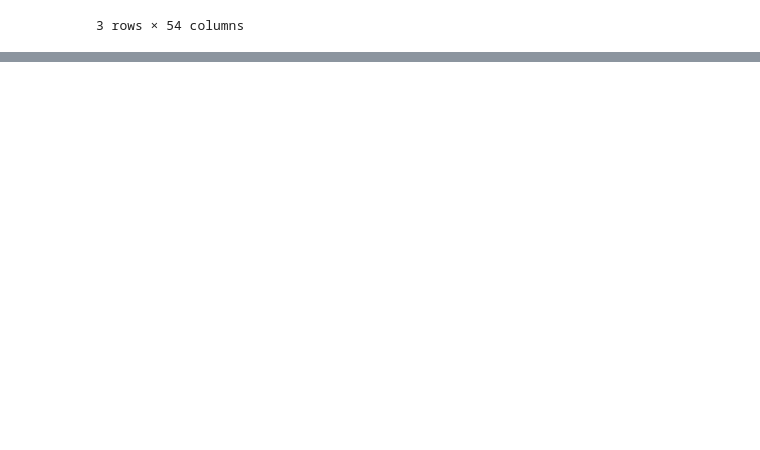
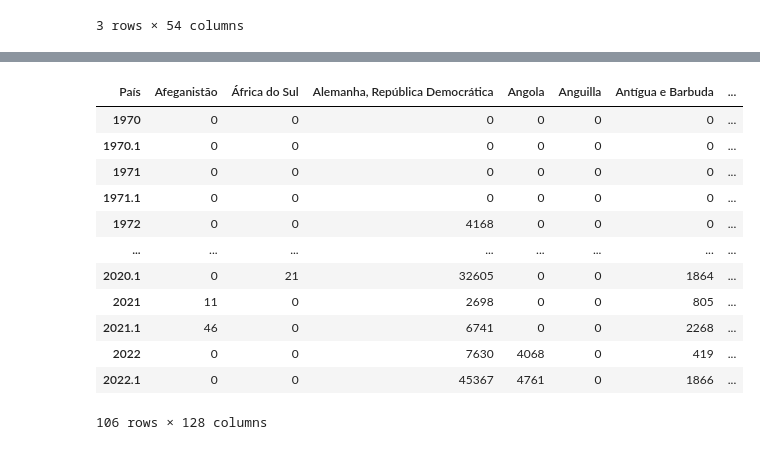
Before and after one commit to VivianeCorreia/Tech-Challenge, a Jupyter notebook: Challenge.ipynb, the cells around one changed output, grey strips where cells are left out. Cells and saved outputs as stored; diff of their text form; code cells hidden in the pictures; blank space fills up the shorter version.

```diff
--- a/Challenge.ipynb
+++ b/Challenge.ipynb
@@ -92,3 +109,4 @@ df_exp_vinho.head()
 # %%
-#df_exp_vinho= df_exp_vinho.drop(columns=["Id"], axis=0)
-df_exp_vinho.head()
+df_exp_vinho= df_exp_vinho.drop(columns=["Id"], axis=0)
+# %%
+df_exp_vinho= df_exp_vinho.set_index("País")
@@ -94,0 +124,16 @@ df_exp_vinho.head()
+# %%
+df_exp_vinho.T
+# %% [output]
+| País | Afeganistão | África do Sul | Alemanha, República Democrática | Angola | Anguilla | Antígua e Barbuda | ... |
+| 1970 | 0 | 0 | 0 | 0 | 0 | 0 | ... |
+| 1970.1 | 0 | 0 | 0 | 0 | 0 | 0 | ... |
+| 1971 | 0 | 0 | 0 | 0 | 0 | 0 | ... |
+| 1971.1 | 0 | 0 | 0 | 0 | 0 | 0 | ... |
+| 1972 | 0 | 0 | 4168 | 0 | 0 | 0 | ... |
+| ... | ... | ... | ... | ... | ... | ... | ... |
+| 2020.1 | 0 | 21 | 32605 | 0 | 0 | 1864 | ... |
+| 2021 | 11 | 0 | 2698 | 0 | 0 | 805 | ... |
+| 2021.1 | 46 | 0 | 6741 | 0 | 0 | 2268 | ... |
+| 2022 | 0 | 0 | 7630 | 4068 | 0 | 419 | ... |
+| 2022.1 | 0 | 0 | 45367 | 4761 | 0 | 1866 | ... |
+106 rows × 128 columns
```
Also changed, not shown: parts of 7 cells of this notebook.
